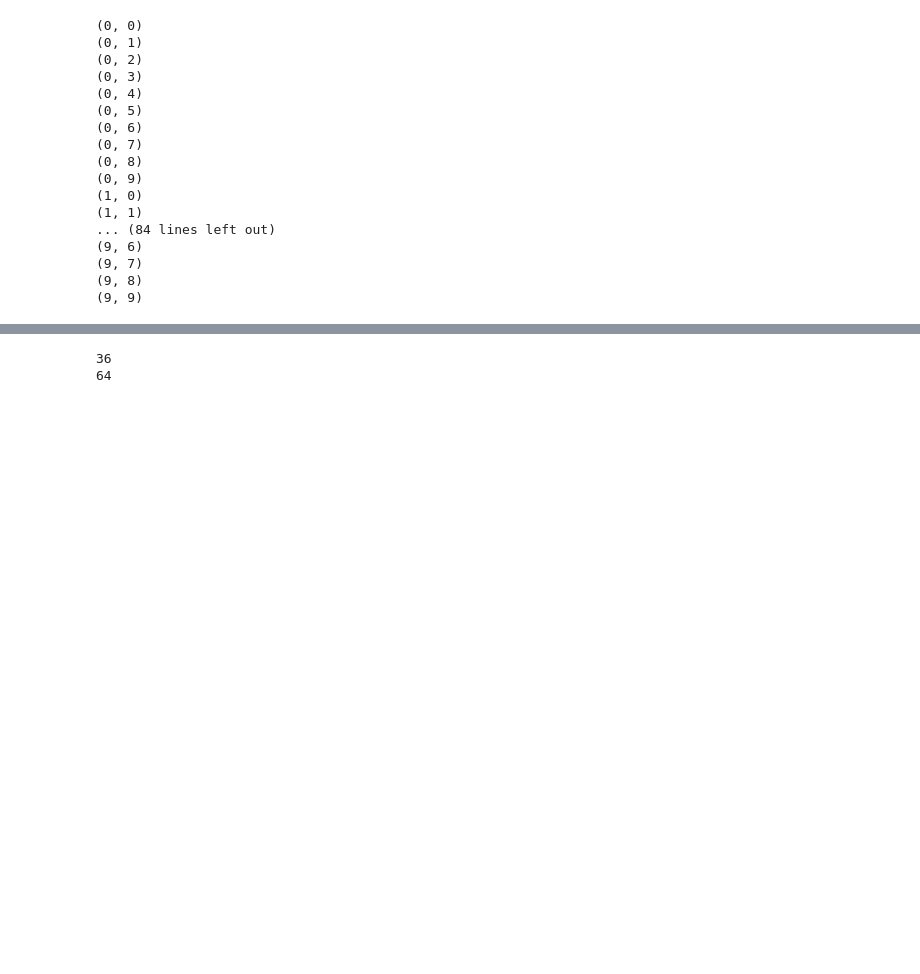
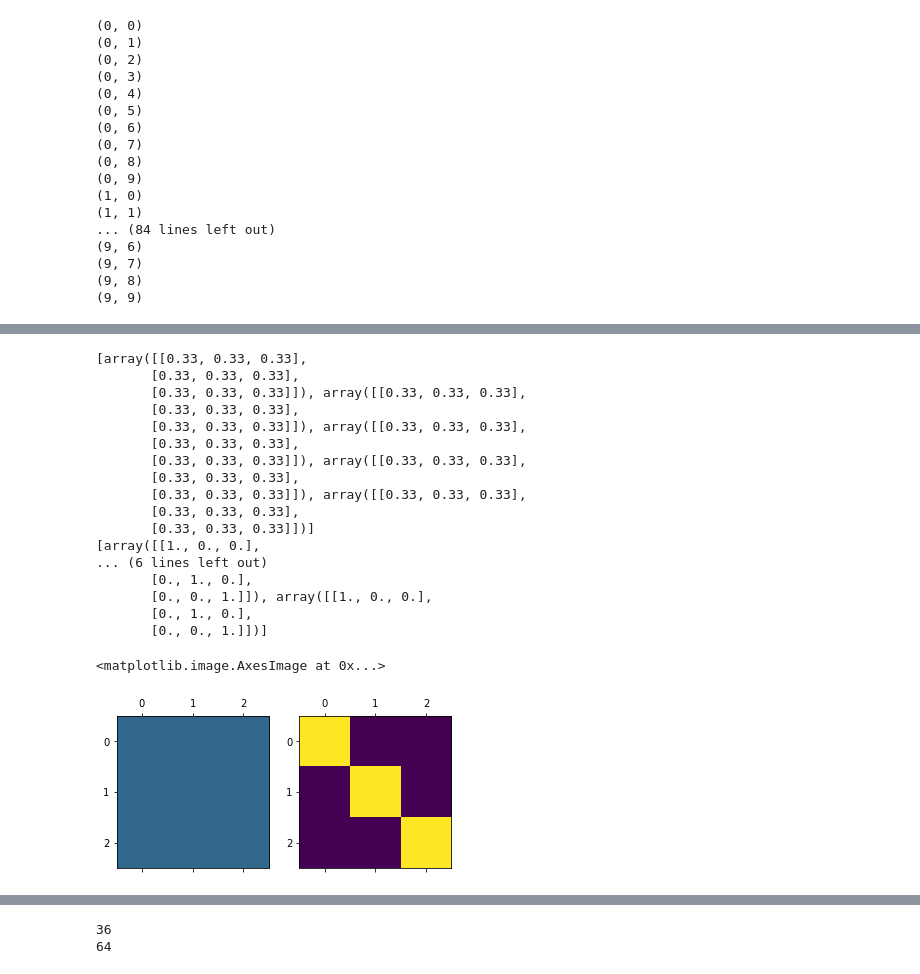
Before and after one commit to enkokoro/ergodic, a Jupyter notebook: ergodic_research.ipynb, the cells around one changed output, grey strips where cells are left out. Cells and saved outputs as stored; diff of their text form; code cells hidden in the pictures; blank space fills up the shorter version.

```diff
--- a/ergodic_research.ipynb
+++ b/ergodic_research.ipynb
@@ -421,12 +421,13 @@ for i in range(0, num_iter):
     ergodicmetric = 0
     # casadi norm issue?
     # get rid of the if safe check for this version?
-    # for i in range(N):
+    # what if not simulate?
+    for i in range(N):
     #     ## issue passing casadi into numpy stuff
     #     u_pred = agents[i].control(t, c_k_pred=c_k_pred[i])
     #     x_pred = agents[i].move(u_pred, t, delta_t)
     #     new_c_k_pred, _ = agents[i].recalculate_c_k(x_pred=x_pred)
-    #     ergodicmetric += calculate_ergodicity(agents[i].k_bands, lambd, new_c_k_pred, mu)
+        ergodicmetric += calculate_ergodicity(agents[i].k_bands, lambd, c_k_pred, mu)
 
     opti.minimize(avmetric + ergodicmetric + sparsemetric)
 
@@ -468,3 +485,31 @@ RuntimeError: .../casadi/core/mx_node.cpp:183: Can only determine truth value of
+# %%
+print(A_log[:5])
+print(A_log[-5:])
+
+# fig = plt.figure()
+fig, (ax1, ax2) = plt.subplots(1, 2)
+ax1.matshow(A_log[0], vmin=0, vmax=1)
+ax2.matshow(A_log[-1], vmin=0, vmax=1)
+# %% [output]
+[array([[0.33, 0.33, 0.33],
+       [0.33, 0.33, 0.33],
+       [0.33, 0.33, 0.33]]), array([[0.33, 0.33, 0.33],
+       [0.33, 0.33, 0.33],
+       [0.33, 0.33, 0.33]]), array([[0.33, 0.33, 0.33],
+       [0.33, 0.33, 0.33],
+       [0.33, 0.33, 0.33]]), array([[0.33, 0.33, 0.33],
+       [0.33, 0.33, 0.33],
+       [0.33, 0.33, 0.33]]), array([[0.33, 0.33, 0.33],
+       [0.33, 0.33, 0.33],
+       [0.33, 0.33, 0.33]])]
+[array([[1., 0., 0.],
+... (6 lines left out)
+       [0., 1., 0.],
+       [0., 0., 1.]]), array([[1., 0., 0.],
+       [0., 1., 0.],
+       [0., 0., 1.]])]
+<matplotlib.image.AxesImage at 0x...>
+[figure, added]
 # %%
 """ Animate """
 colors = ['r', 'm', 'c', 'y', 'g', 'b', 'k', 'w']
```
Also changed, not shown: parts of 3 cells of this notebook, 6 other files.
